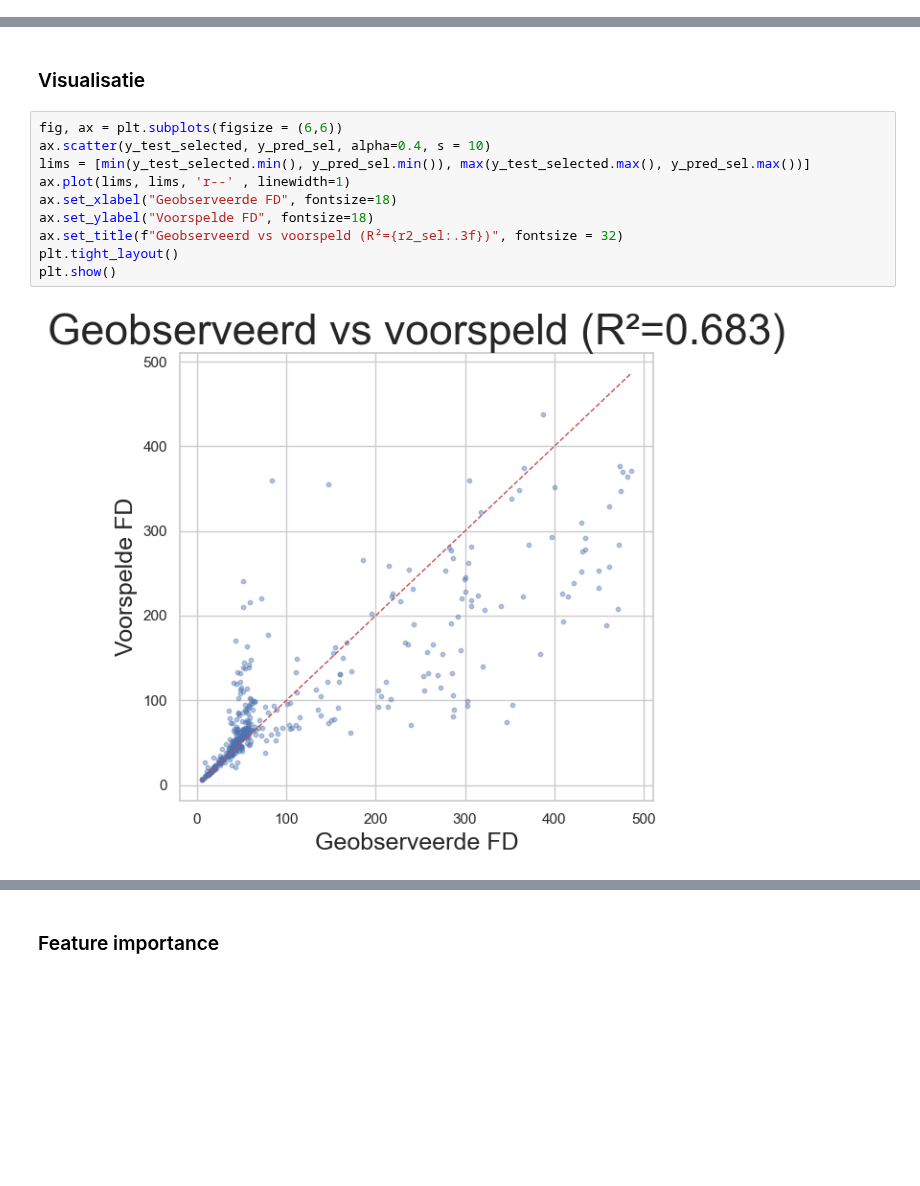
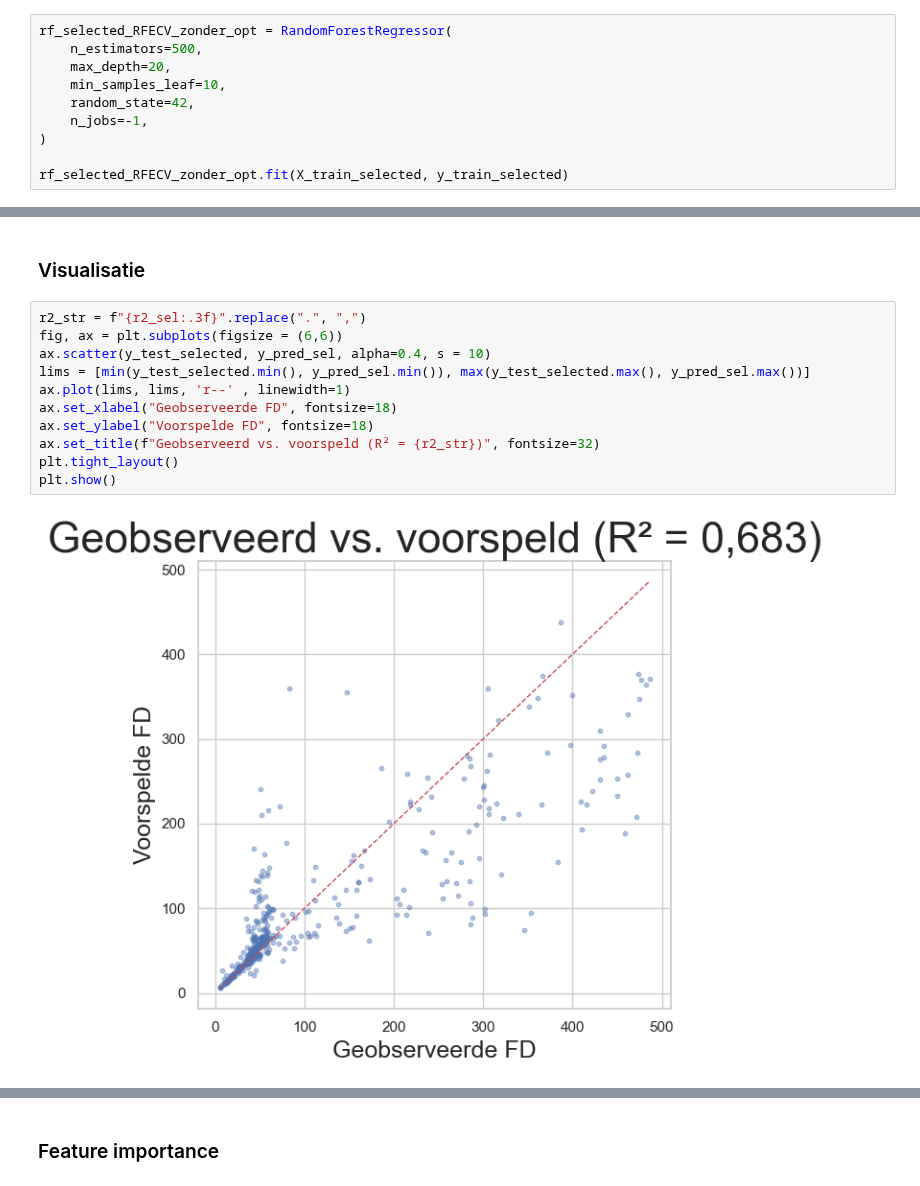
Before and after one commit to KatoMonteyne/Bachelorproef, a Jupyter notebook: Model FD.ipynb, the cells around one changed output, grey strips where cells are left out. Drawn from its saved outputs; the diff is of its cells as text; blank space fills up the shorter version.

Commit message:
Figuren titels aangepast

```diff
--- a/Model FD.ipynb
+++ b/Model FD.ipynb
@@ -694,0 +760,10 @@ Test set: 444
+# %%
+rf_selected_RFECV_zonder_opt = RandomForestRegressor(
+    n_estimators=500,
+    max_depth=20,
+    min_samples_leaf=10,
+    random_state=42,
+    n_jobs=-1,
+)
+
+rf_selected_RFECV_zonder_opt.fit(X_train_selected, y_train_selected)
@@ -785,17 +901,18 @@ Train-test gap: 0.2724
 # %% [markdown]
 ### Visualisatie
 # %%
+r2_str = f"{r2_sel:.3f}".replace(".", ",")
 fig, ax = plt.subplots(figsize = (6,6))
 ax.scatter(y_test_selected, y_pred_sel, alpha=0.4, s = 10)
 lims = [min(y_test_selected.min(), y_pred_sel.min()), max(y_test_selected.max(), y_pred_sel.max())]
 ax.plot(lims, lims, 'r--' , linewidth=1)
 ax.set_xlabel("Geobserveerde FD", fontsize=18)
 ax.set_ylabel("Voorspelde FD", fontsize=18)
-ax.set_title(f"Geobserveerd vs voorspeld (R²={r2_sel:.3f})", fontsize = 32)
+ax.set_title(f"Geobserveerd vs. voorspeld (R² = {r2_str})", fontsize=32)
 plt.tight_layout()
 plt.show()
 # %% [output]
-[figure, old version]
+[figure, new version]
 # %%
 residuals_red = y_test_selected - y_pred_sel
 
```
Also changed, not shown: parts of 29 cells of this notebook, 2 other files.
